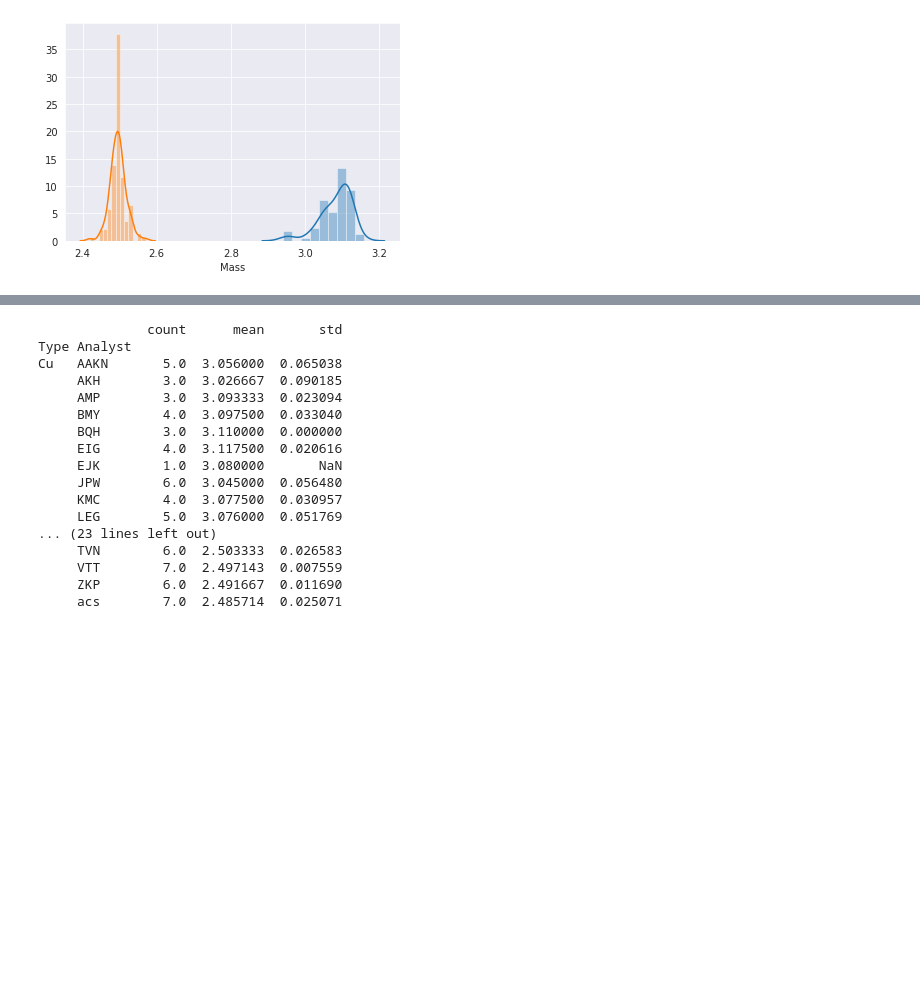
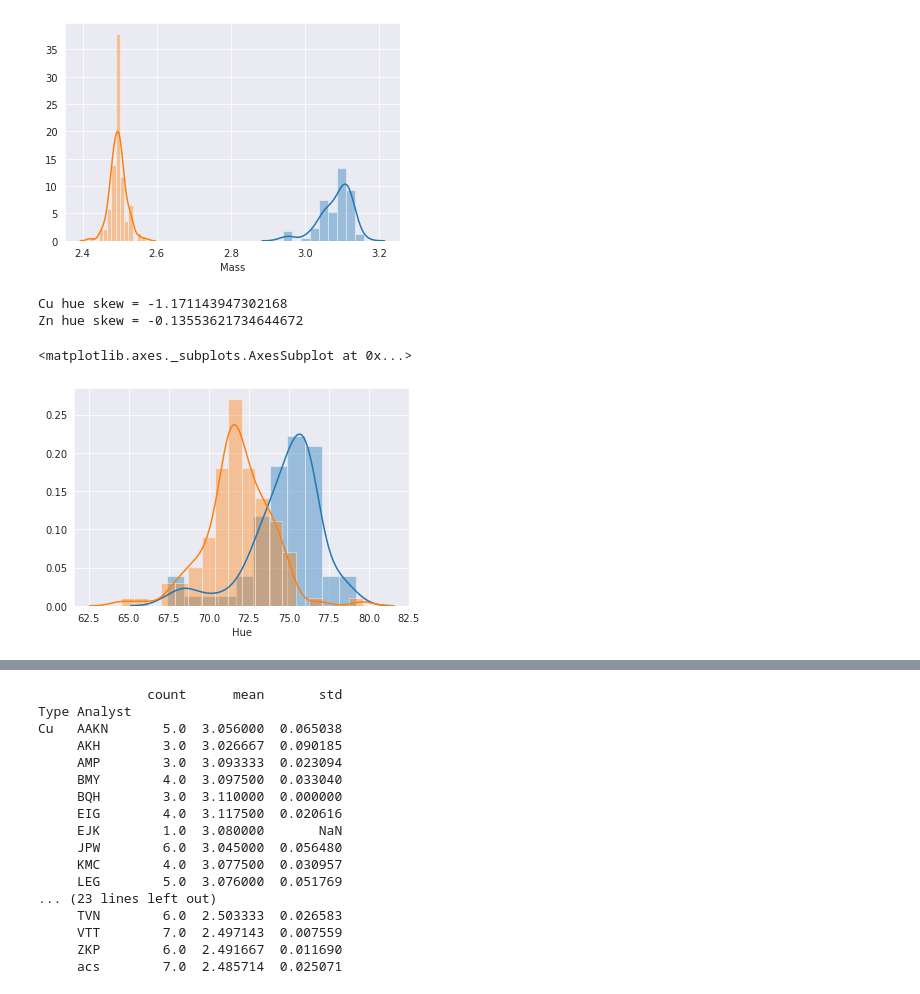
Before and after one commit to KevinCantrell/Pennies, a Jupyter notebook: Pennies.ipynb, the cells around one changed output, grey strips where cells are left out. Drawn from its saved outputs; the diff is of its cells as text; code cells hidden in the pictures; blank space fills up the shorter version.

```diff
--- a/Pennies.ipynb
+++ b/Pennies.ipynb
@@ -82,3 +80,15 @@ Cu mass skew = -1.2381015582973485
 Zn mass skew = 0.1317875933824354
 <matplotlib.axes._subplots.AxesSubplot at 0x...>
 [figure]
+# %%
+print("Cu hue skew = "+str(pennyDF["Hue"][pennyDF['Type']=="Cu"].skew()))
+print("Zn hue skew = "+str(pennyDF["Hue"][pennyDF['Type']=="Zn"].skew()))
+
+sns.set_style('darkgrid')
+sns.distplot(pennyDF["Hue"][pennyDF['Type']=="Cu"])
+sns.distplot(pennyDF["Hue"][pennyDF['Type']=="Zn"])
+# %% [output]
+Cu hue skew = -1.171143947302168
+Zn hue skew = -0.13553621734644672
+<matplotlib.axes._subplots.AxesSubplot at 0x...>
+[figure, added]
```
Also changed, not shown: parts of 5 cells of this notebook.
